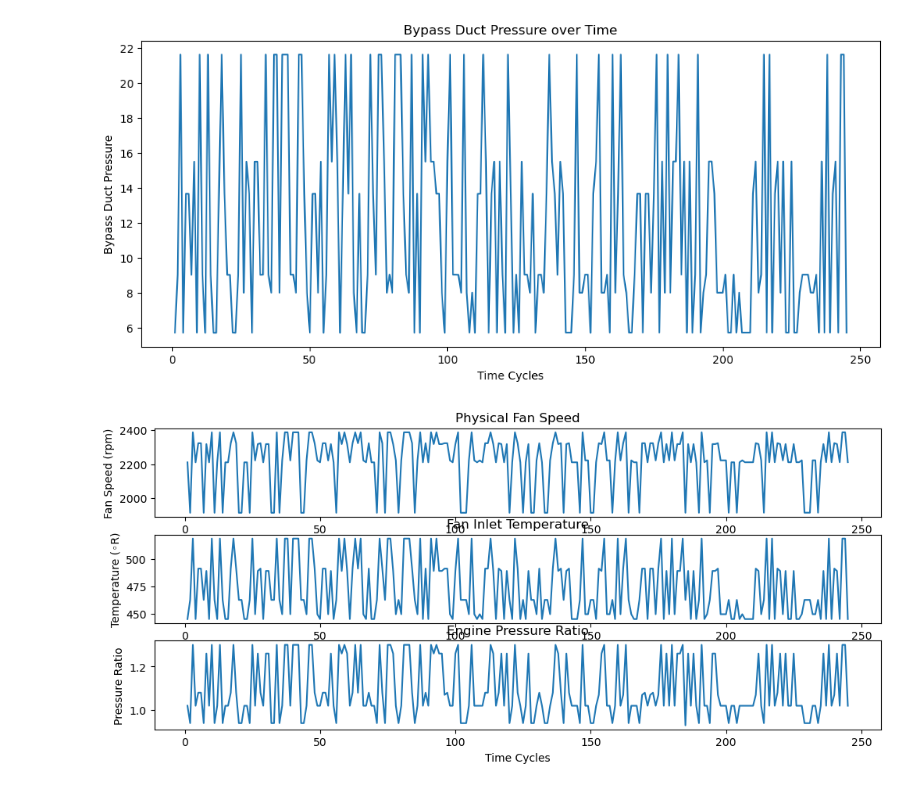
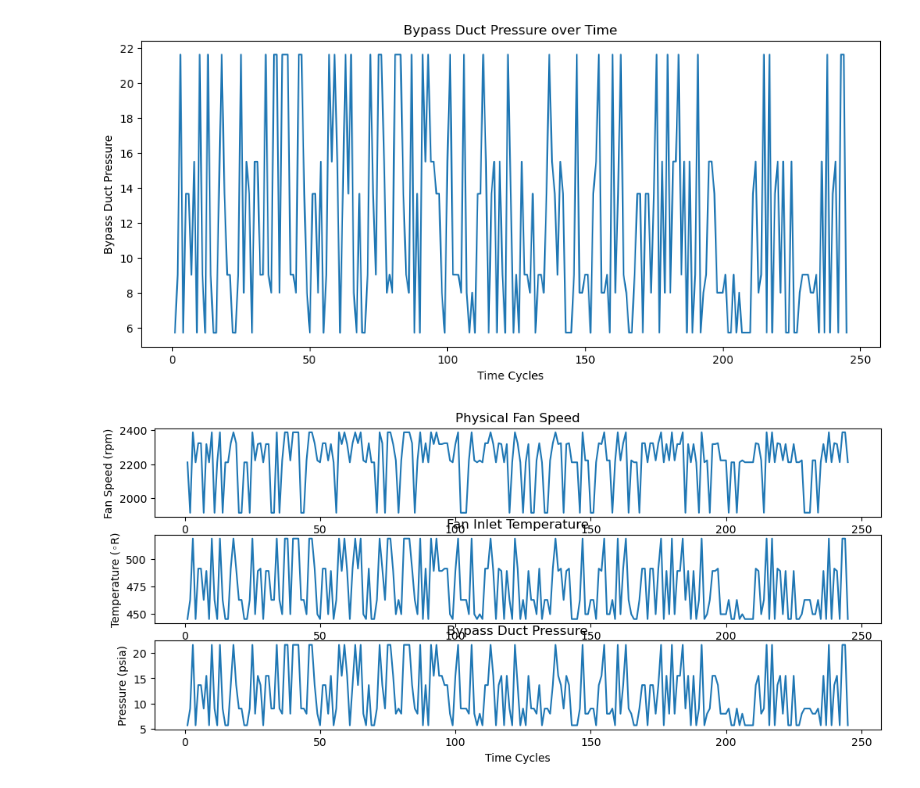
Before and after one commit to yadvendrasinghshekhawat02-design/first-, a Jupyter notebook: fd004_analysis.ipynb, the cells around one changed output. Cells and saved outputs as stored; diff of their text form; code cells hidden in the pictures.

```diff
--- a/fd004_analysis.ipynb
+++ b/fd004_analysis.ipynb
@@ -281,26 +281,26 @@ plt.show()
 # %%
 
 plt.figure(figsize=(12, 5))
 # Sensor 1
 plt.subplot(3, 1, 1)
 plt.plot(engine_20['time_cycles'], engine_20 ["(Physical fan speed) (rpm)"])
 plt.title("Physical Fan Speed")
 plt.xlabel("Time Cycles")
 plt.ylabel("Fan Speed (rpm)")
 
 # Sensor 2
 plt.subplot(3, 1, 2)
 plt.plot(engine_20['time_cycles'], engine_20["(Fan inlet temperature) (◦R)"])
 plt.title("Fan Inlet Temperature")
 plt.xlabel("Time Cycles")
 plt.ylabel("Temperature (◦R)")
 
 # Sensor 3
 plt.subplot(3, 1, 3)
-plt.plot(engine_20['time_cycles'], engine_20["(Engine pressure ratio) (P50/P2)"])
-plt.title("Engine Pressure Ratio")
+plt.plot(engine_20['time_cycles'], engine_20["(bypass-duct pressure) (psia)"])
+plt.title("Bypass Duct Pressure")
 plt.xlabel("Time Cycles")
-plt.ylabel("Pressure Ratio")
+plt.ylabel("Pressure (psia)")
 plt.show()
 # %% [output]
-[figure, old version]
+[figure, new version]
```
